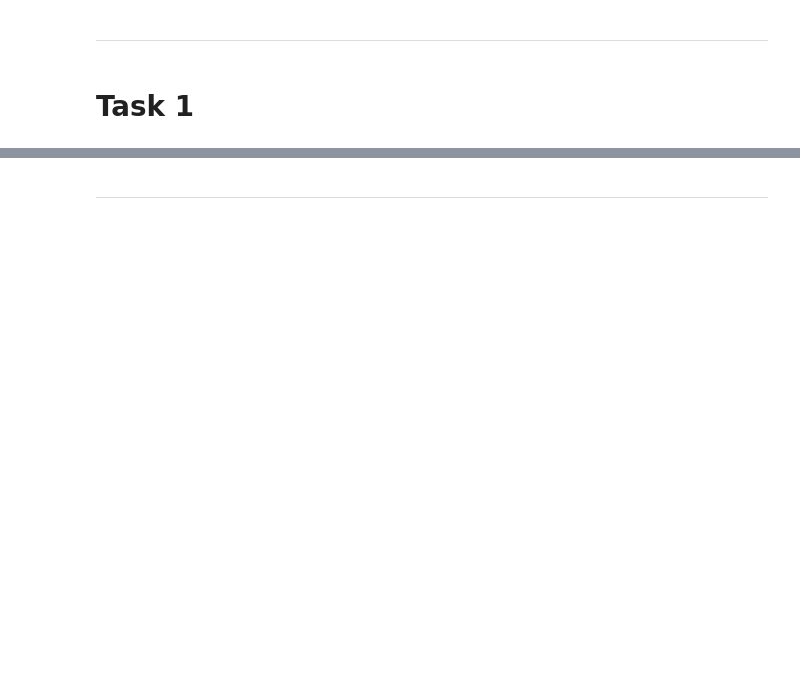
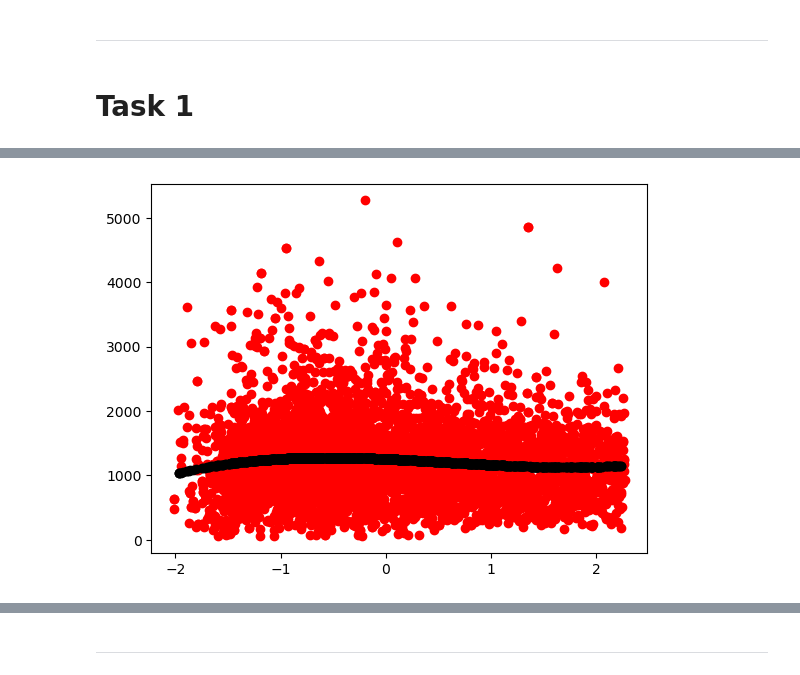
Before and after one commit to CS-433/ml-project-2-transcripted_cherry, a Jupyter notebook: Jupyter notebooks/classification.ipynb, the cells around one changed output, grey strips where cells are left out. Drawn from its saved outputs; the diff is of its cells as text; code cells hidden in the pictures; blank space fills up the shorter version.

```diff
--- a/Jupyter notebooks/classification.ipynb
+++ b/Jupyter notebooks/classification.ipynb
@@ -756,7 +756,9 @@ plt.show()
 # %%
-#show predicted things
-plt.plot(df_train_y,df_train_x, 'ro')
-plt.plot(y_test_pred_ridge,df_test_x, 'ro',color = 'black')
+#show predicted points with ridge regression
+plt.plot(df_train_x,df_train_y, 'ro')
+plt.plot(df_test_x,y_test_pred_ridge, 'o',color = 'black')
 #plt.yscale("log")
-plt.xscale("log")
+#plt.xscale("log")
 plt.show()
+# %% [output]
+[figure, added]
```
Also changed, not shown: parts of 67 cells of this notebook.
